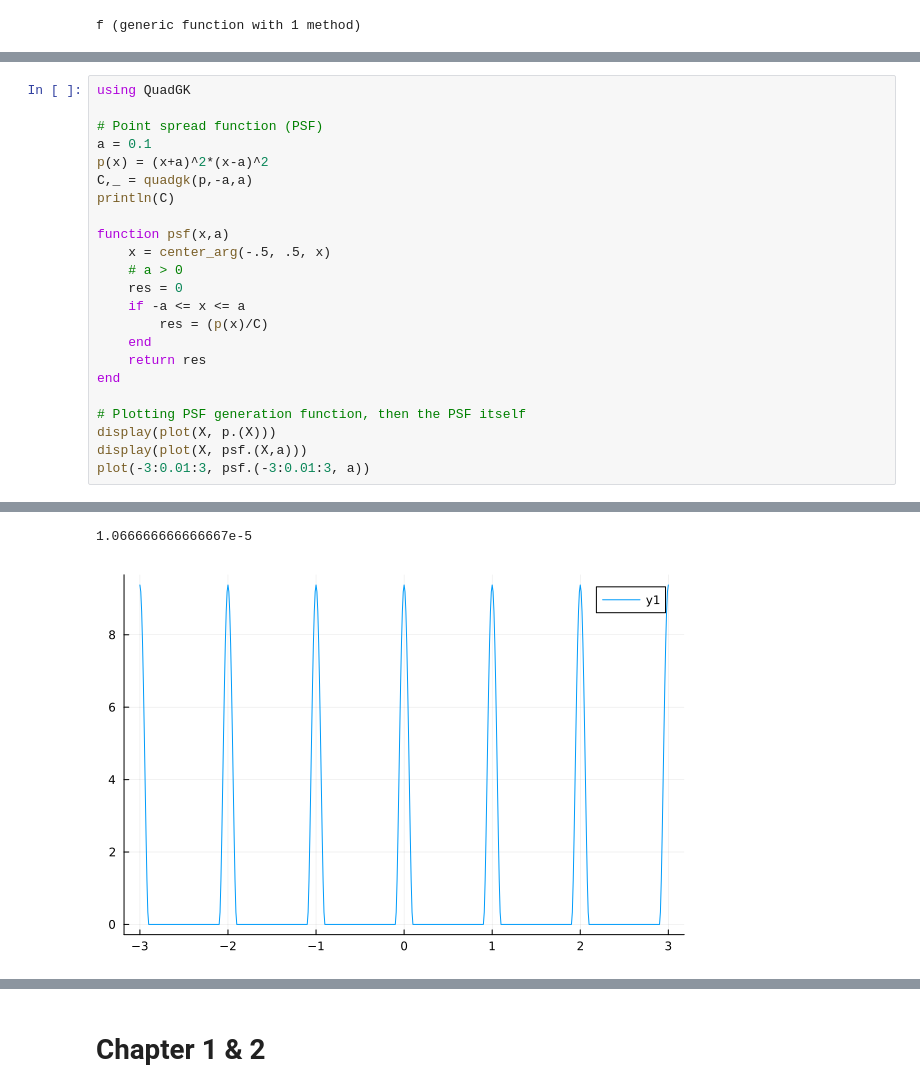
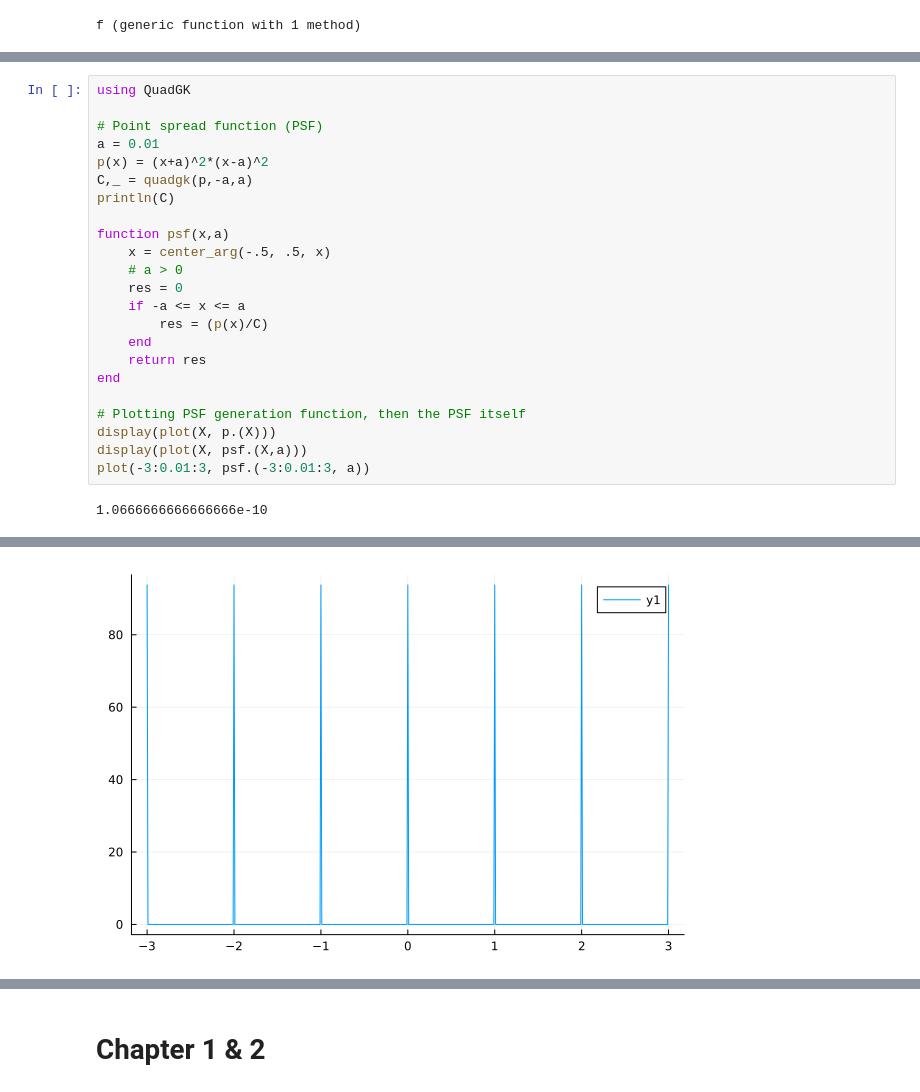
Before and after one commit to ColinSanguinet/intro-iFEM, a Jupyter notebook: InverseMethodsNotebook.ipynb, the cells around one changed output, grey strips where cells are left out. Saved outputs shown, nothing was run; the diff lists cells and outputs as text.

```diff
--- a/InverseMethodsNotebook.ipynb
+++ b/InverseMethodsNotebook.ipynb
@@ -60,7 +60,7 @@ plot(X, f_noise.(X))
 using QuadGK
 
 # Point spread function (PSF)
-a = 0.1
+a = 0.01
 p(x) = (x+a)^2*(x-a)^2
 C,_ = quadgk(p,-a,a)
 println(C)
@@ -80,3 +80,4 @@ display(plot(X, p.(X)))
 display(plot(X, psf.(X,a)))
 plot(-3:0.01:3, psf.(-3:0.01:3, a))
 # %% [output]
+1.0666666666666666e-10
@@ -85,5 +86,4 @@ plot(-3:0.01:3, psf.(-3:0.01:3, a))
-1.066666666666667e-5
-[figure, old version]
+[figure, new version]
 # %%
 # Convolution
 function convolved(s)
```
Also changed, not shown: parts of 14 cells of this notebook, 2 other files.
